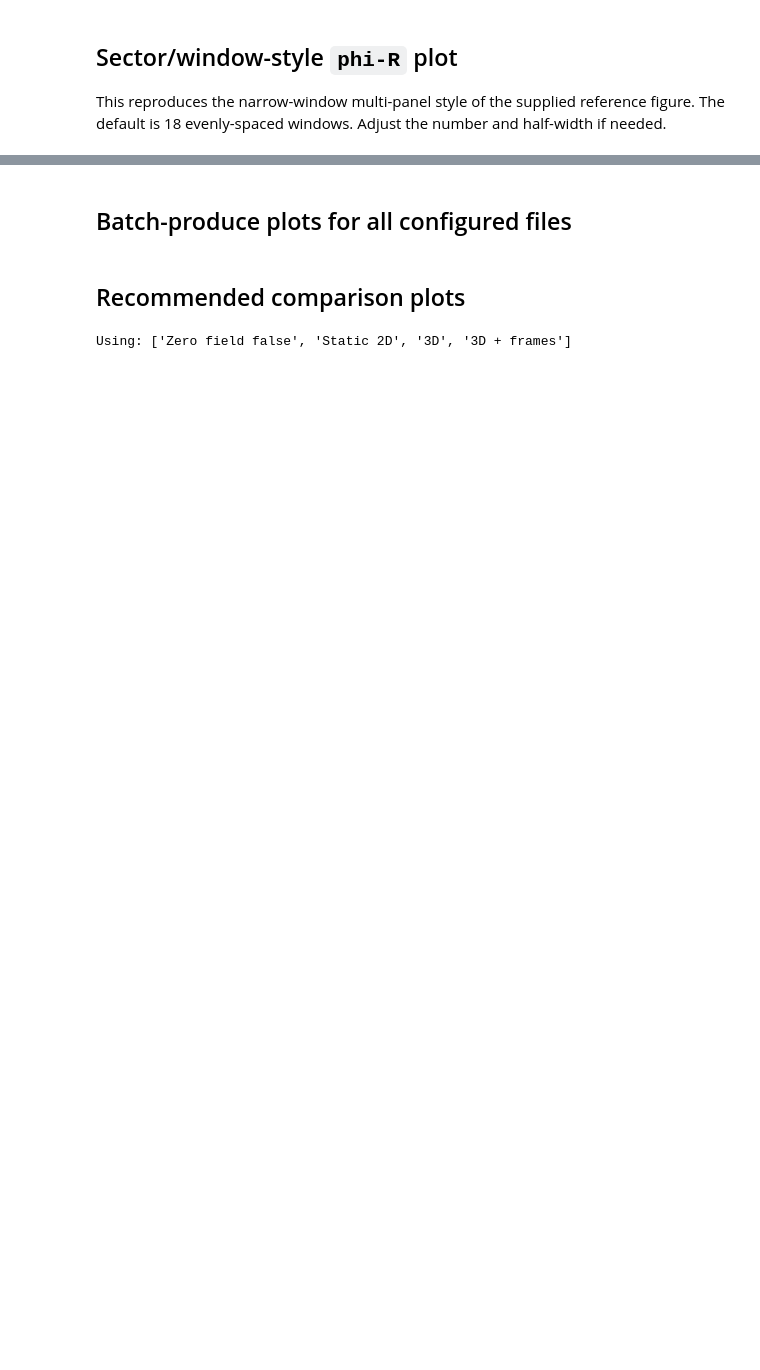
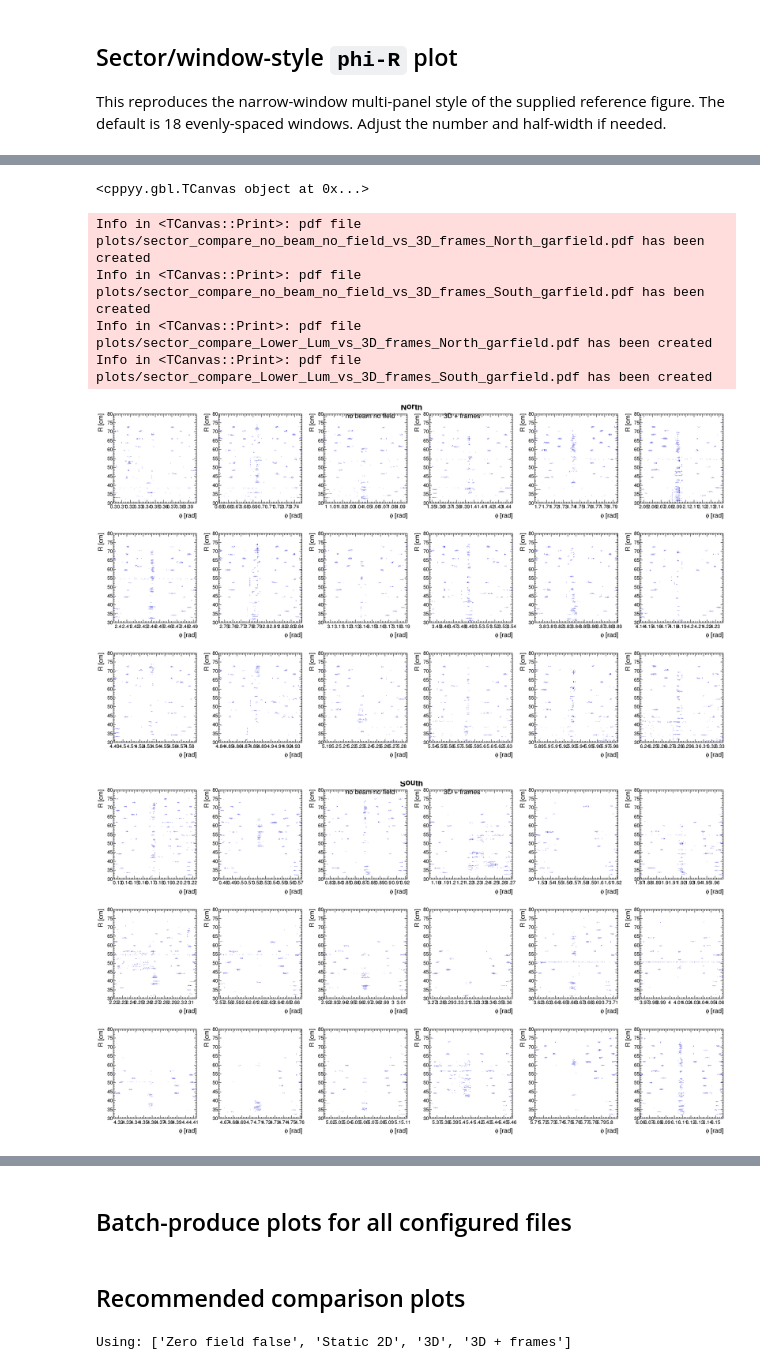
Before and after one commit to mcyoren/sPHENIX_tracking, a Jupyter notebook: cm/CM_Laser_Lamination_Comparison.ipynb, the cells around one changed output, grey strips where cells are left out. Saved outputs shown, nothing was run; the diff lists cells and outputs as text; code cells hidden in the pictures; blank space fills up the shorter version.

```diff
--- a/cm/CM_Laser_Lamination_Comparison.ipynb
+++ b/cm/CM_Laser_Lamination_Comparison.ipynb
@@ -853,0 +1009,13 @@ Info in <TCanvas::Print>: pdf file plots/sector_windows_3D_frames_South_garfield
+# %%
+compare_sector_windows(["no beam no field", "3D + frames"], side="North")
+compare_sector_windows(["no beam no field", "3D + frames"], side="South")
+compare_sector_windows(["Lower Lum", "3D + frames"], side="North")
+compare_sector_windows(["Lower Lum", "3D + frames"], side="South")
+# %% [output]
+<cppyy.gbl.TCanvas object at 0x...>
+Info in <TCanvas::Print>: pdf file plots/sector_compare_no_beam_no_field_vs_3D_frames_North_garfield.pdf has been created
+Info in <TCanvas::Print>: pdf file plots/sector_compare_no_beam_no_field_vs_3D_frames_South_garfield.pdf has been created
+Info in <TCanvas::Print>: pdf file plots/sector_compare_Lower_Lum_vs_3D_frames_North_garfield.pdf has been created
+Info in <TCanvas::Print>: pdf file plots/sector_compare_Lower_Lum_vs_3D_frames_South_garfield.pdf has been created
+[figure, added]
+[figure, added]
```
Also changed, not shown: parts of 14 cells of this notebook.
